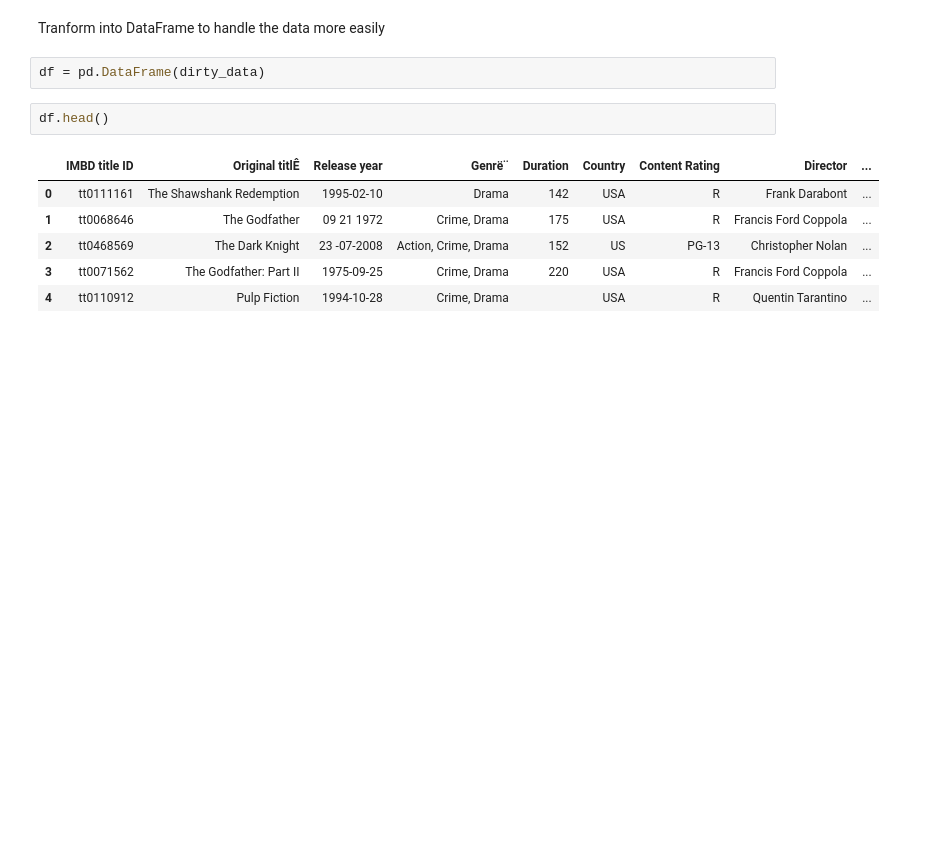
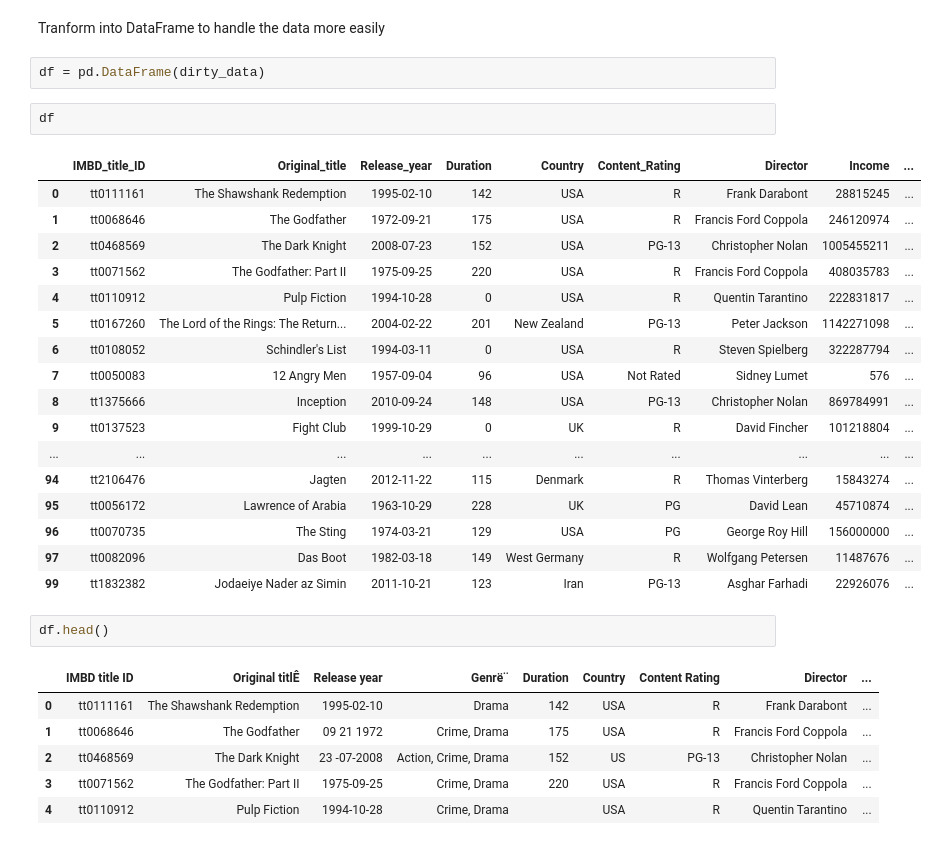
Before and after one commit to ChrisDiamantis99/Data-Analysis-With-Dirty-Data, a Jupyter notebook: Link_dirty.ipynb, the cells around one changed output. Drawn from its saved outputs; the diff is of its cells as text; blank space fills up the shorter version.

```diff
--- a/Link_dirty.ipynb
+++ b/Link_dirty.ipynb
@@ -15,6 +15,26 @@ dirty_data = pd.read_csv("C://Users//xrist//OneDrive//Υπολογιστής//Gi
 Tranform into DataFrame to handle the data more easily
 # %%
 df = pd.DataFrame(dirty_data)
+# %%
+df
+# %% [output]
+|  | IMBD_title_ID | Original_title | Release_year | Duration | Country | Content_Rating | Director | Income | ... |
+| 0 | tt0111161 | The Shawshank Redemption | 1995-02-10 | 142 | USA | R | Frank Darabont | 28815245 | ... |
+| 1 | tt0068646 | The Godfather | 1972-09-21 | 175 | USA | R | Francis Ford Coppola | 246120974 | ... |
+| 2 | tt0468569 | The Dark Knight | 2008-07-23 | 152 | USA | PG-13 | Christopher Nolan | 1005455211 | ... |
+| 3 | tt0071562 | The Godfather: Part II | 1975-09-25 | 220 | USA | R | Francis Ford Coppola | 408035783 | ... |
+| 4 | tt0110912 | Pulp Fiction | 1994-10-28 | 0 | USA | R | Quentin Tarantino | 222831817 | ... |
+| 5 | tt0167260 | The Lord of the Rings: The Return... | 2004-02-22 | 201 | New Zealand | PG-13 | Peter Jackson | 1142271098 | ... |
+| 6 | tt0108052 | Schindler's List | 1994-03-11 | 0 | USA | R | Steven Spielberg | 322287794 | ... |
+| 7 | tt0050083 | 12 Angry Men | 1957-09-04 | 96 | USA | Not Rated | Sidney Lumet | 576 | ... |
+| 8 | tt1375666 | Inception | 2010-09-24 | 148 | USA | PG-13 | Christopher Nolan | 869784991 | ... |
+| 9 | tt0137523 | Fight Club | 1999-10-29 | 0 | UK | R | David Fincher | 101218804 | ... |
+| ... | ... | ... | ... | ... | ... | ... | ... | ... | ... |
+| 94 | tt2106476 | Jagten | 2012-11-22 | 115 | Denmark | R | Thomas Vinterberg | 15843274 | ... |
+| 95 | tt0056172 | Lawrence of Arabia | 1963-10-29 | 228 | UK | PG | David Lean | 45710874 | ... |
+| 96 | tt0070735 | The Sting | 1974-03-21 | 129 | USA | PG | George Roy Hill | 156000000 | ... |
+| 97 | tt0082096 | Das Boot | 1982-03-18 | 149 | West Germany | R | Wolfgang Petersen | 11487676 | ... |
+| 99 | tt1832382 | Jodaeiye Nader az Simin | 2011-10-21 | 123 | Iran | PG-13 | Asghar Farhadi | 22926076 | ... |
 # %%
 df.head()
 # %% [output]
```
Also changed, not shown: parts of 33 cells of this notebook.
